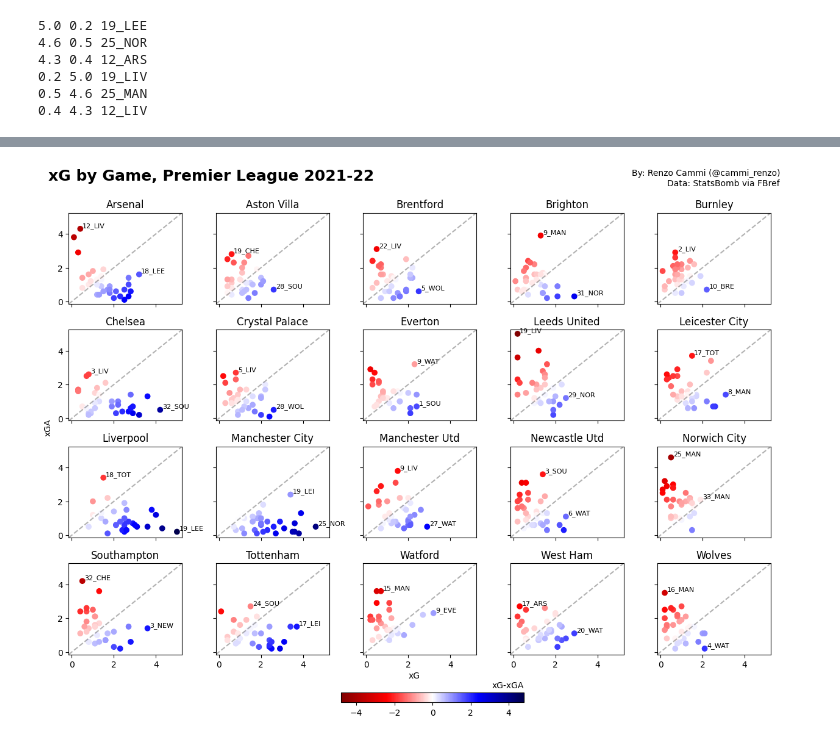
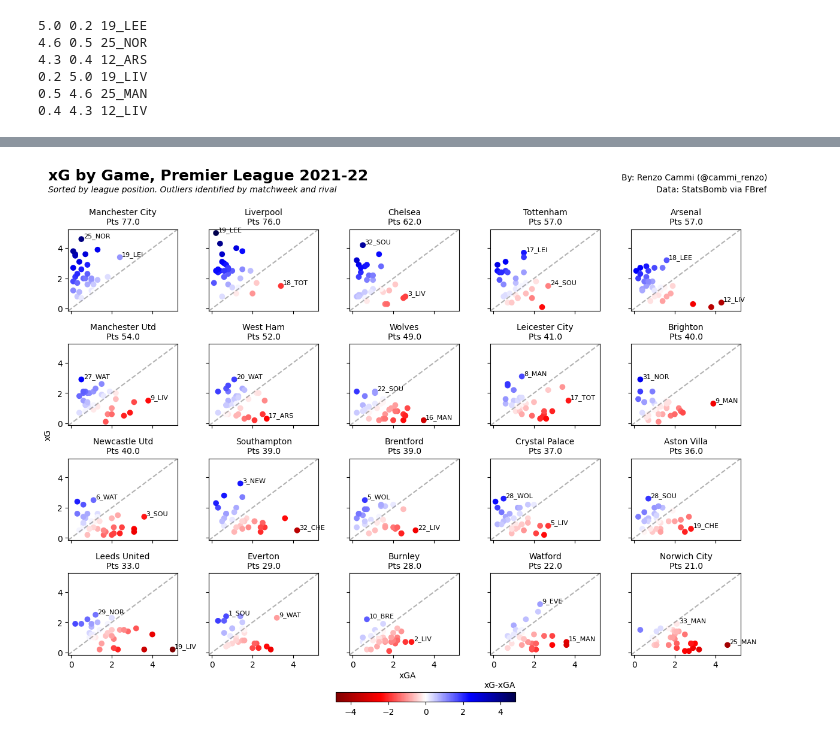
Before and after one commit to rcammi/xG_by_game, a Jupyter notebook: analyze_data.ipynb, the cells around one changed output, grey strips where cells are left out. Cells and saved outputs as stored; diff of their text form; code cells hidden in the pictures.

Commit message:
Inverted x and y. Sorted axes by positions in league. Fixed titles.

```diff
--- a/analyze_data.ipynb
+++ b/analyze_data.ipynb
@@ -394,0 +395,4 @@ only_league_filt[only_league_filt["squadName"] == "Manchester Utd"].sort_values(
+# %%
+only_league_filt.loc[only_league_filt["Result"] == "W", "Pts"] = 3
+only_league_filt.loc[only_league_filt["Result"] == "D", "Pts"] = 1
+only_league_filt.loc[only_league_filt["Result"] == "L", "Pts"] = 0
@@ -412,7 +503,7 @@ for row in outliers.iterrows():
 # %%
 league = "Premier League"
 
-data = only_league_filt[only_league_filt["Comp"] == league].reset_index().sort_values(by="Matchweek", ascending=True)
+data = only_league_filt[only_league_filt["Comp"] == league].reset_index().sort_values(by="Pts", ascending=False)
 
 plt.style.use('default')
 
@@ -427,16 +518,18 @@ fig, axes = plt.subplots(nrows=4, ncols=5,sharex=True, sharey=True, figsize=(12,
 axes_list = [item for sublist in axes for item in sublist]
 
 #plot main titles
-plt.figtext(0,1.02,'xG by Game, {league} 2021-22'.format(league=league), fontsize=18, ha='left', weight='bold', color='black') # 1.01
-#plt.figtext(0,1.0090, '{league} | Temporada 2020/21 | Dirección de ataque de izquierda a derecha'.format(league=league), fontsize=12, fontstyle='italic', ha='left', weight='bold', color=color) # 0.995
+plt.figtext(0,1.04,'xG by Game, {league} 2021-22'.format(league=league), fontsize=18, ha='left', weight='bold', color='black') # 1.01
+plt.figtext(0,1.015, 'Sorted by league position. Outliers identified by matchweek and rival', fontsize=10, fontstyle='italic', ha='left', color='black')
 
 # plot credits
-plt.figtext(1.0,1.03,'By: Renzo Cammi (@cammi_renzo)',
+plt.figtext(1.0,1.04,'By: Renzo Cammi (@cammi_renzo)',
                ha='right',fontsize=10)
-plt.figtext(1.0,1.0090,'Data: StatsBomb via FBref',
+plt.figtext(1.0,1.015,'Data: StatsBomb via FBref',
            ha='right', fontsize=10)
 
-squadNames = sorted(list(data.squadName.unique()))
+table_pos = data.groupby("squadName").sum()["Pts"].sort_values(ascending=False).reset_index()
+
+squadNames = list(table_pos.squadName.unique())
 
 #Set color by xG dif and normalize by the max and min values.
 colors = data['xG_dif'].values
@@ -450,44 +543,44 @@ for squad in squadNames:
 
     ax = axes_list.pop(0)
 
-    ax.set_title(squad, fontsize=12)
+    ax.set_title(squad + "\nPts " + str(data_squad.Pts.sum()), fontsize=10)
 
-    x = data_squad.xG
-    y = data_squad.xGA
+    x = data_squad.xGA
+    y = data_squad.xG
 
     #cmap = 'seismic_r'
     im = ax.scatter(x, y, c=data_squad["xG_dif"], cmap=cmap, norm=normal) #, linewidth=5
 
     # get 3 outliers matches
-    outliers_xG = data_squad.sort_values(by='xG', ascending=False).head(1)
-    outliers_xGA = data_squad.sort_values(by='xGA', ascending=False).head(1)
+    outliers_xG = data_squad.sort_values(by='xGA', ascending=False).head(1)
+    outliers_xGA = data_squad.sort_values(by='xG', ascending=False).head(1)
     outliers = outliers_xG.append(outliers_xGA)
 
     for row in outliers.iterrows():
-        ax.annotate(row[1]["Matchweek_rival"], (row[1].xG+0.1, row[1].xGA+0.1), fontsize=8, ha='left') #, va='bottom'
+        ax.annotate(row[1]["Matchweek_rival"], (row[1].xGA+0.1, row[1].xG+0.1), fontsize=8, ha='left') #, va='bottom'
        #plt.figtext(row[1].xG, row[1].xGA, row[1]["Matchweek_rival"], ha='center', transform=ax.transData)
 
     ax.plot([0, 1], [0, 1], color='black', ls='--', alpha=0.30, transform=ax.transAxes)
 
 for ax in axes_list:
     ax.remove()
 
 # show color bar
 cax = fig.add_axes([0.40, -0.05, 0.25, 0.02]) #, cax=cax
 cb2 = fig.colorbar(im, cax=cax, cmap=cmap, orientation='horizontal')
 cax.set_title('xG-xGA', loc='right', fontsize=10)
 
 # set labels
-plt.figtext(0,0.5,'xGA', rotation=90, fontsize=10, ha='center', color='black')
-plt.figtext(0.5,0,'xG', fontsize=10, ha='center', color='black')
+plt.figtext(0,0.5,'xG', rotation=90, fontsize=10, ha='center', color='black')
+plt.figtext(0.5,0,'xGA', fontsize=10, ha='center', color='black')
 
 #grid off
 plt.grid(False)
 
 #adjust subplots in the figure
 plt.tight_layout()
 # %% [output]
-[figure, old version]
+[figure, new version]
 # %%
 ### check
 
```
Also changed, not shown: parts of 7 cells of this notebook, 3 other files.
